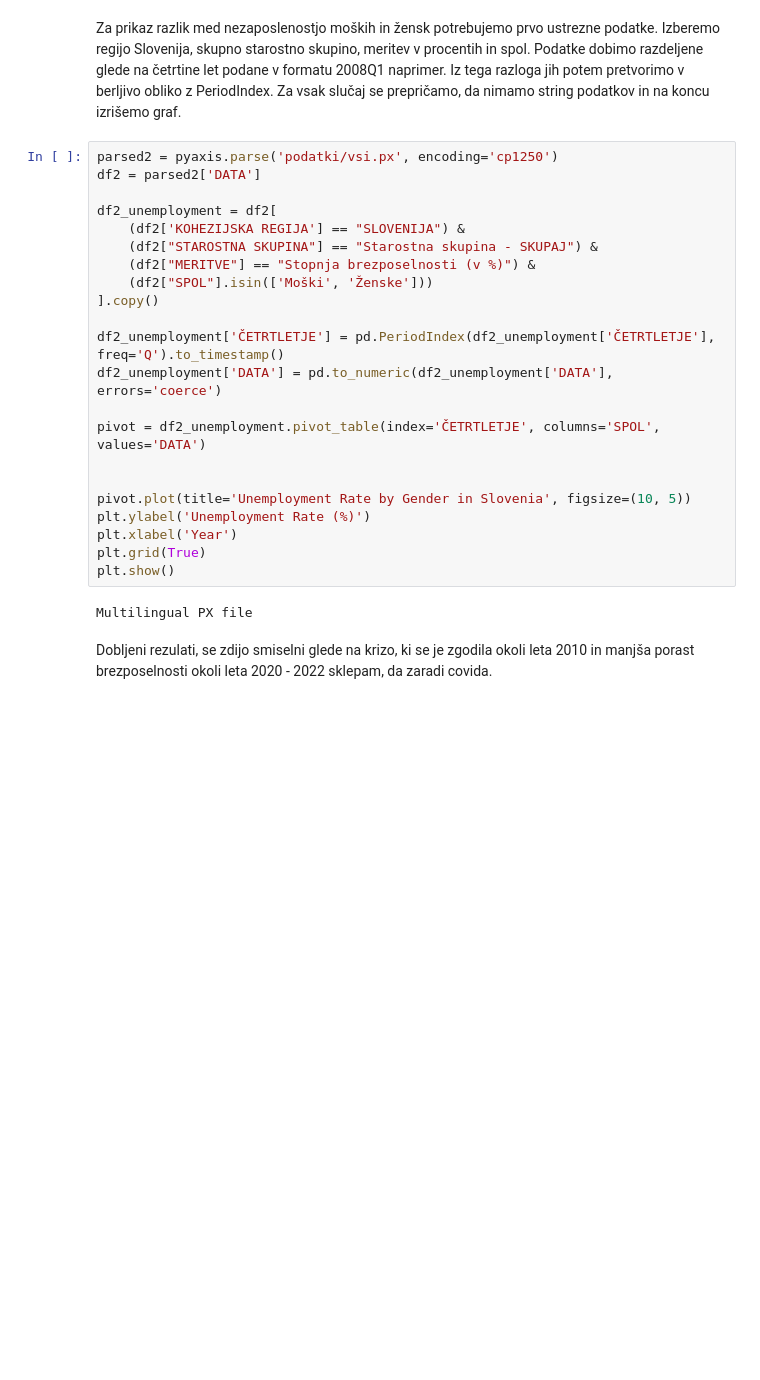
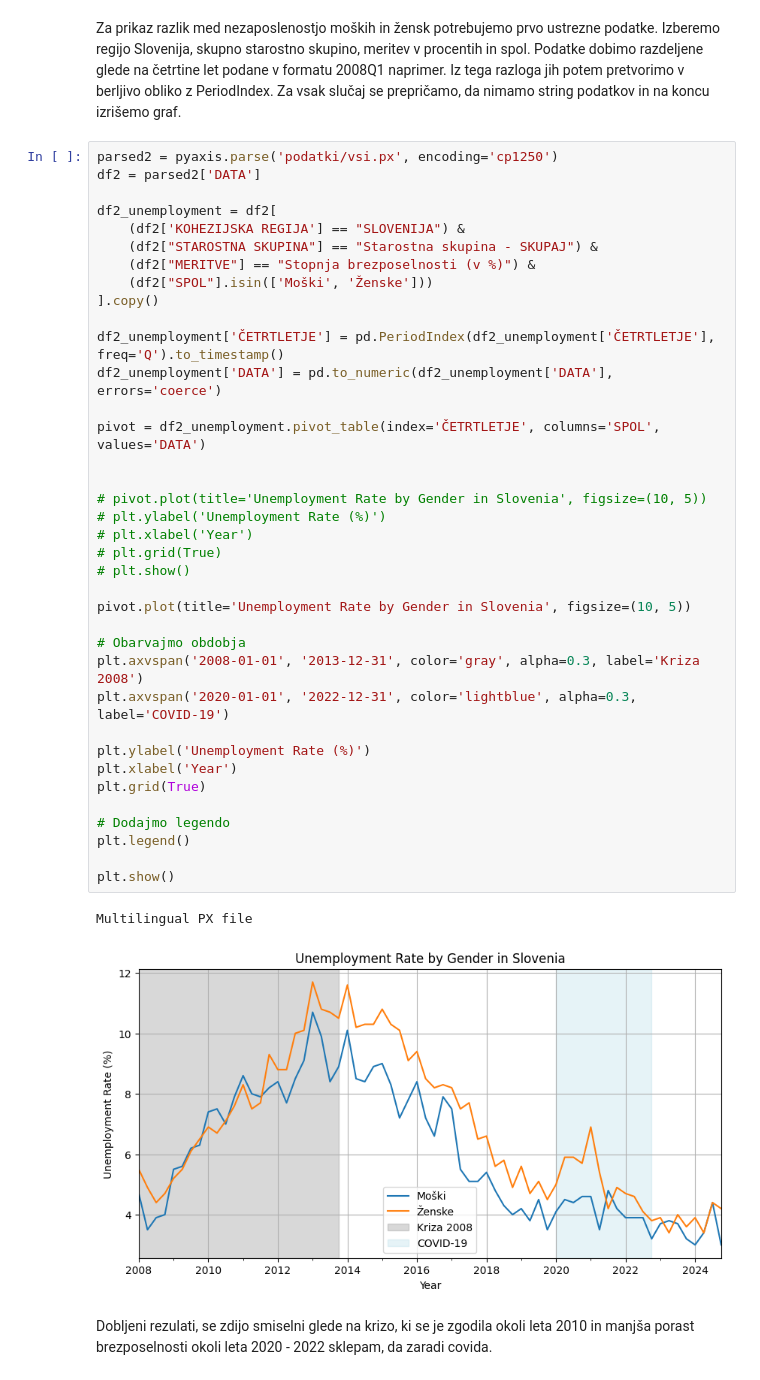
Before and after one commit to KekecD/PR255, a Jupyter notebook: projekt.ipynb, the cells around one changed output. Saved outputs shown, nothing was run; the diff lists cells and outputs as text; blank space fills up the shorter version.

```diff
--- a/projekt.ipynb
+++ b/projekt.ipynb
@@ -18,27 +18,43 @@ Za prikaz razlik med nezaposlenostjo moških in žensk potrebujemo prvo ustrezne
 # %%
 parsed2 = pyaxis.parse('podatki/vsi.px', encoding='cp1250')
 df2 = parsed2['DATA']
 
 df2_unemployment = df2[
     (df2['KOHEZIJSKA REGIJA'] == "SLOVENIJA") &
     (df2["STAROSTNA SKUPINA"] == "Starostna skupina - SKUPAJ") &
     (df2["MERITVE"] == "Stopnja brezposelnosti (v %)") &
     (df2["SPOL"].isin(['Moški', 'Ženske']))
 ].copy()
 
 df2_unemployment['ČETRTLETJE'] = pd.PeriodIndex(df2_unemployment['ČETRTLETJE'], freq='Q').to_timestamp()
 df2_unemployment['DATA'] = pd.to_numeric(df2_unemployment['DATA'], errors='coerce')
 
 pivot = df2_unemployment.pivot_table(index='ČETRTLETJE', columns='SPOL', values='DATA')
 
 
+# pivot.plot(title='Unemployment Rate by Gender in Slovenia', figsize=(10, 5))
+# plt.ylabel('Unemployment Rate (%)')
+# plt.xlabel('Year')
+# plt.grid(True)
+# plt.show()
+
 pivot.plot(title='Unemployment Rate by Gender in Slovenia', figsize=(10, 5))
+
+# Obarvajmo obdobja
+plt.axvspan('2008-01-01', '2013-12-31', color='gray', alpha=0.3, label='Kriza 2008')
+plt.axvspan('2020-01-01', '2022-12-31', color='lightblue', alpha=0.3, label='COVID-19')
+
 plt.ylabel('Unemployment Rate (%)')
 plt.xlabel('Year')
 plt.grid(True)
+
+# Dodajmo legendo
+plt.legend()
+
 plt.show()
 # %% [output]
 Multilingual PX file
+[figure, added]
 # %% [markdown]
 Dobljeni rezulati, se zdijo smiselni glede na krizo, ki se je zgodila okoli leta 2010 in manjša porast brezposelnosti
 okoli leta 2020 - 2022 sklepam, da zaradi covida.
```
Also changed, not shown: parts of 6 cells of this notebook, 6 other files.
